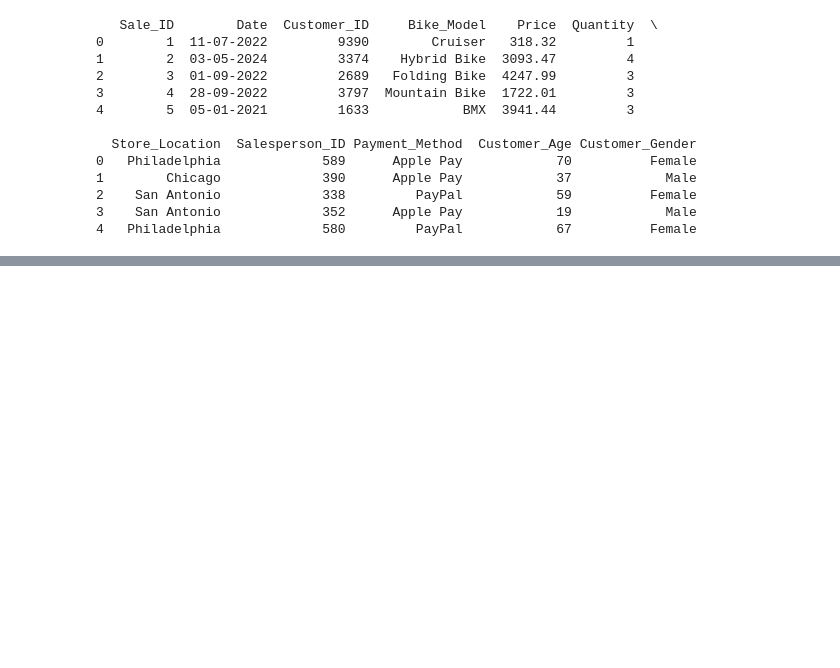
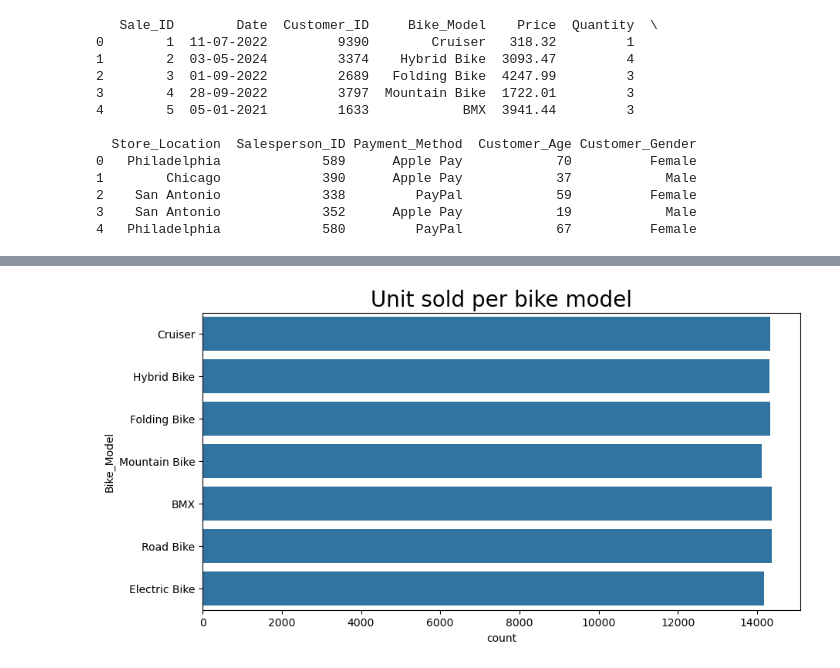
Before and after one commit to ISTECH-VNUIS/training-2025, a Jupyter notebook: eda.ipynb, the cells around one changed output, grey strips where cells are left out. Drawn from its saved outputs; the diff is of its cells as text; code cells hidden in the pictures; blank space fills up the shorter version.

```diff
--- a/eda.ipynb
+++ b/eda.ipynb
@@ -35,0 +137,8 @@ print(df.head())
+# %%
+#Unit sold per bike model
+plt.figure(figsize = (10, 5))
+sns.countplot(y = df.Bike_Model)
+plt.title("Unit sold per bike model", fontsize = 20)
+plt.show()
+# %% [output]
+[figure, added]
```
Also changed, not shown: parts of 39 cells of this notebook.
